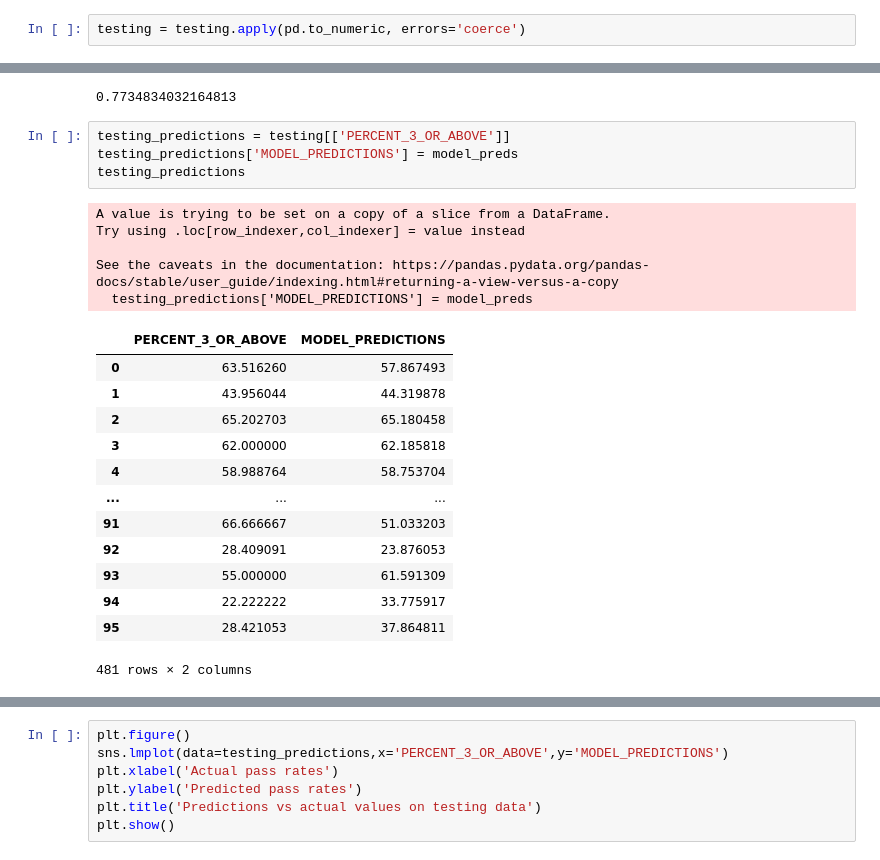
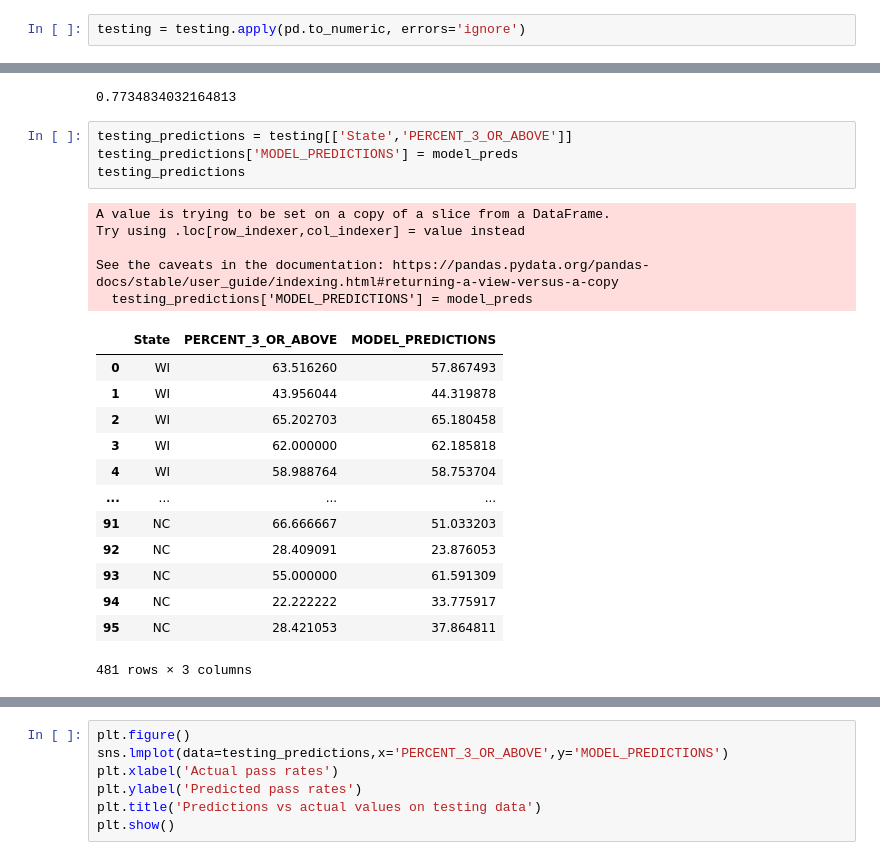
Before and after one commit to mcelhens/AP-Outcomes-to-University-Metrics, a Jupyter notebook: four_states_combined_models.ipynb, the cells around one changed output, grey strips where cells are left out. Saved outputs shown, nothing was run; the diff lists cells and outputs as text.

Commit message:
Fixing some errors in summary.

```diff
--- a/four_states_combined_models.ipynb
+++ b/four_states_combined_models.ipynb
@@ -859,7 +859,7 @@ features
  'Is_MA',
  'Is_WI']
 # %%
-testing = testing.apply(pd.to_numeric, errors='coerce')
+testing = testing.apply(pd.to_numeric, errors='ignore')
 # %%
 testing
 # %% [output]
@@ -887,25 +887,25 @@ r2_score(testing['PERCENT_3_OR_ABOVE'],model_preds)
 # %% [output]
 0.7734834032164813
 # %%
-testing_predictions = testing[['PERCENT_3_OR_ABOVE']]
+testing_predictions = testing[['State','PERCENT_3_OR_ABOVE']]
 testing_predictions['MODEL_PREDICTIONS'] = model_preds
 testing_predictions
 # %% [output]
 A value is trying to be set on a copy of a slice from a DataFrame.
 Try using .loc[row_indexer,col_indexer] = value instead
 
 See the caveats in the documentation: https://pandas.pydata.org/pandas-docs/stable/user_guide/indexing.html#returning-a-view-versus-a-copy
   testing_predictions['MODEL_PREDICTIONS'] = model_preds
-|  | PERCENT_3_OR_ABOVE | MODEL_PREDICTIONS |
-| 0 | 63.516260 | 57.867493 |
-| 1 | 43.956044 | 44.319878 |
-| 2 | 65.202703 | 65.180458 |
-| 3 | 62.000000 | 62.185818 |
-| 4 | 58.988764 | 58.753704 |
-| ... | ... | ... |
-| 91 | 66.666667 | 51.033203 |
-| 92 | 28.409091 | 23.876053 |
-| 93 | 55.000000 | 61.591309 |
-| 94 | 22.222222 | 33.775917 |
-| 95 | 28.421053 | 37.864811 |
+|  | State | PERCENT_3_OR_ABOVE | MODEL_PREDICTIONS |
+| 0 | WI | 63.516260 | 57.867493 |
+| 1 | WI | 43.956044 | 44.319878 |
+| 2 | WI | 65.202703 | 65.180458 |
+| 3 | WI | 62.000000 | 62.185818 |
+| 4 | WI | 58.988764 | 58.753704 |
+| ... | ... | ... | ... |
+| 91 | NC | 66.666667 | 51.033203 |
+| 92 | NC | 28.409091 | 23.876053 |
+| 93 | NC | 55.000000 | 61.591309 |
+| 94 | NC | 22.222222 | 33.775917 |
+| 95 | NC | 28.421053 | 37.864811 |
-481 rows × 2 columns
+481 rows × 3 columns
```
Also changed, not shown: parts of 7 cells of this notebook, 1 other file.
